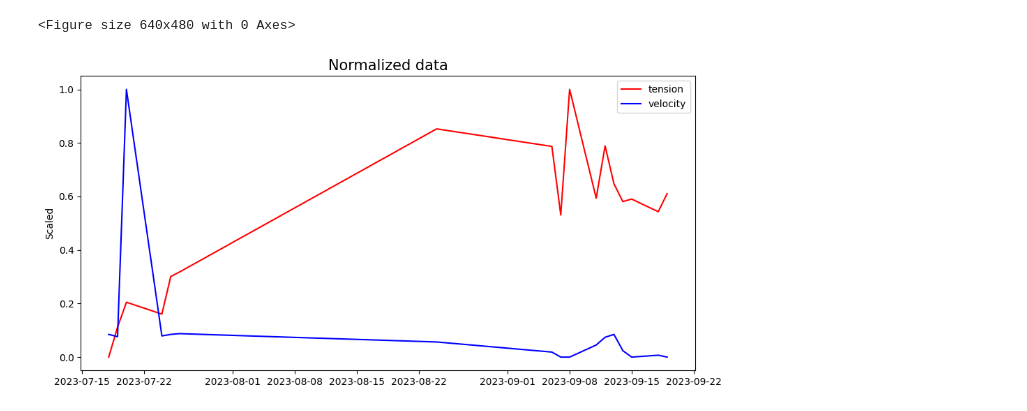
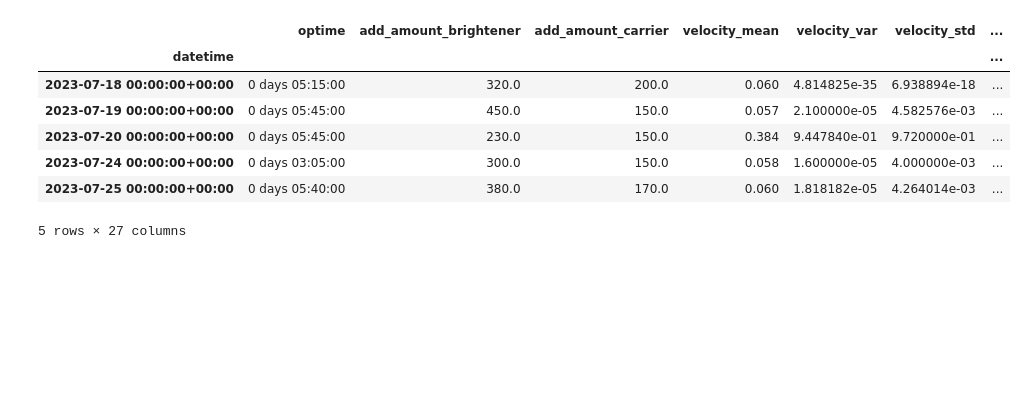
Before and after one commit to elecun/flame-ffc-model, a Jupyter notebook: basic2.ipynb, the cells around one changed output. Cells and saved outputs as stored; diff of their text form; code cells hidden in the pictures; blank space fills up the shorter version.

```diff
--- a/basic2.ipynb
+++ b/basic2.ipynb
@@ -105,19 +105,21 @@ raw_prepared = raw_day.loc[raw_day["add_amount_brightener"]!=0.0]
 
 # 7.1 save to csv file
 raw_prepared.to_csv('./aggregate.csv', sep=',')
+raw_prepared.head()
 
 # 7.2 normalization
-normal_tension = (raw_prepared.loc[:,"tension_mean"] - raw_prepared.loc[:,"tension_mean"].min())/(raw_prepared.loc[:,"tension_mean"].max() - raw_prepared.loc[:,"tension_mean"].min())
-normal_velocity = (raw_prepared.loc[:,"velocity_mean"] - raw_prepared.loc[:,"velocity_mean"].min())/(raw_prepared.loc[:,"velocity_mean"].max() - raw_prepared.loc[:,"velocity_mean"].min())
+# normal_tension = (raw_prepared.loc[:,"tension_mean"] - raw_prepared.loc[:,"tension_mean"].min())/(raw_prepared.loc[:,"tension_mean"].max() - raw_prepared.loc[:,"tension_mean"].min())
+# normal_velocity = (raw_prepared.loc[:,"velocity_mean"] - raw_prepared.loc[:,"velocity_mean"].min())/(raw_prepared.loc[:,"velocity_mean"].max() - raw_prepared.loc[:,"velocity_mean"].min())
 
-print(type(raw_prepared.loc[:,"tension_mean"]))
-plt.clf()
-plt.figure(figsize=(10,5))
-plt.plot(normal_tension, 'r-', label="tension")
-plt.plot(normal_velocity, 'b-', label="velocity")
-plt.ylabel('Scaled')
-plt.title('Normalized data', fontsize=15)
-plt.legend()
-plt.tight_layout()
-plt.show()
+
+# print(type(raw_prepared.loc[:,"tension_mean"]))
+# plt.clf()
+# plt.figure(figsize=(10,5))
+# plt.plot(normal_tension, 'r-', label="tension")
+# plt.plot(normal_velocity, 'b-', label="velocity")
+# plt.ylabel('Scaled')
+# plt.title('Normalized data', fontsize=15)
+# plt.legend()
+# plt.tight_layout()
+# plt.show()
 # %% [output]
@@ -125,5 +139,11 @@ plt.show()
+|  | optime | add_amount_brightener | add_amount_carrier | velocity_mean | velocity_var | velocity_std | ... |
+| datetime |  |  |  |  |  |  | ... |
+| 2023-07-18 00:00:00+00:00 | 0 days 05:15:00 | 320.0 | 200.0 | 0.060 | 4.814825e-35 | 6.938894e-18 | ... |
+| 2023-07-19 00:00:00+00:00 | 0 days 05:45:00 | 450.0 | 150.0 | 0.057 | 2.100000e-05 | 4.582576e-03 | ... |
+| 2023-07-20 00:00:00+00:00 | 0 days 05:45:00 | 230.0 | 150.0 | 0.384 | 9.447840e-01 | 9.720000e-01 | ... |
+| 2023-07-24 00:00:00+00:00 | 0 days 03:05:00 | 300.0 | 150.0 | 0.058 | 1.600000e-05 | 4.000000e-03 | ... |
+| 2023-07-25 00:00:00+00:00 | 0 days 05:40:00 | 380.0 | 170.0 | 0.060 | 1.818182e-05 | 4.264014e-03 | ... |
-<Figure size 640x480 with 0 Axes>
+5 rows × 27 columns
-[figure, removed]
 # %%
 # data preparation
 import GPy
```
Also changed, not shown: parts of 2 cells of this notebook.
